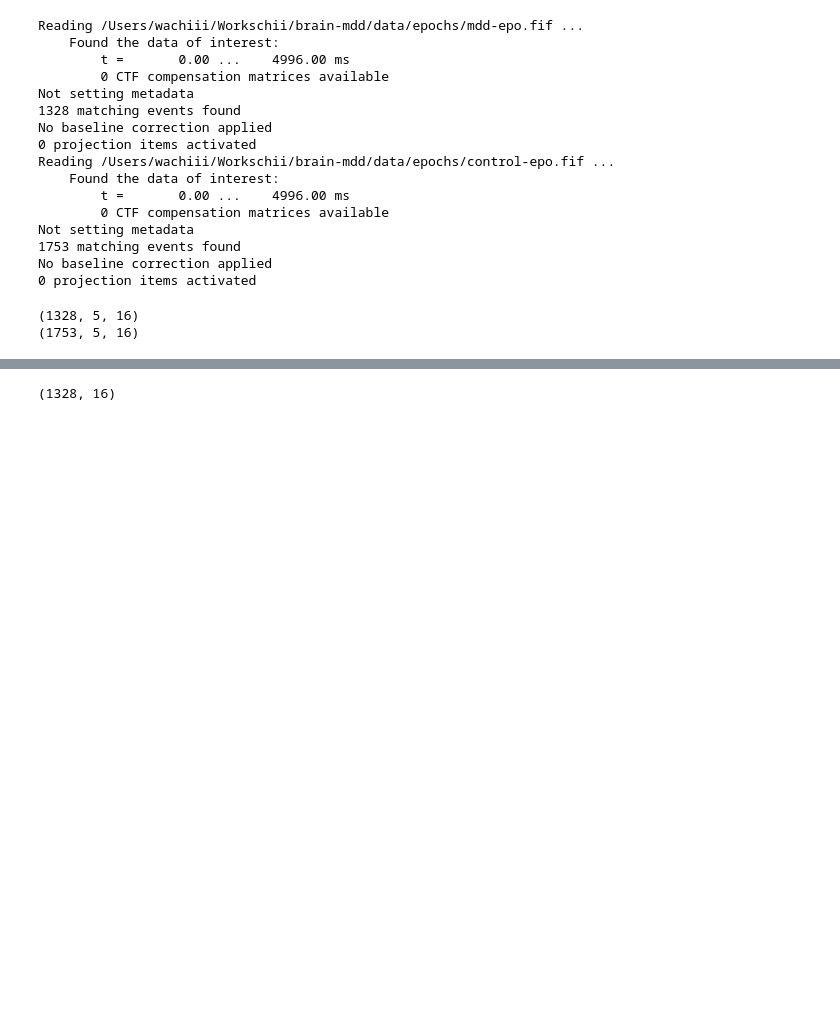
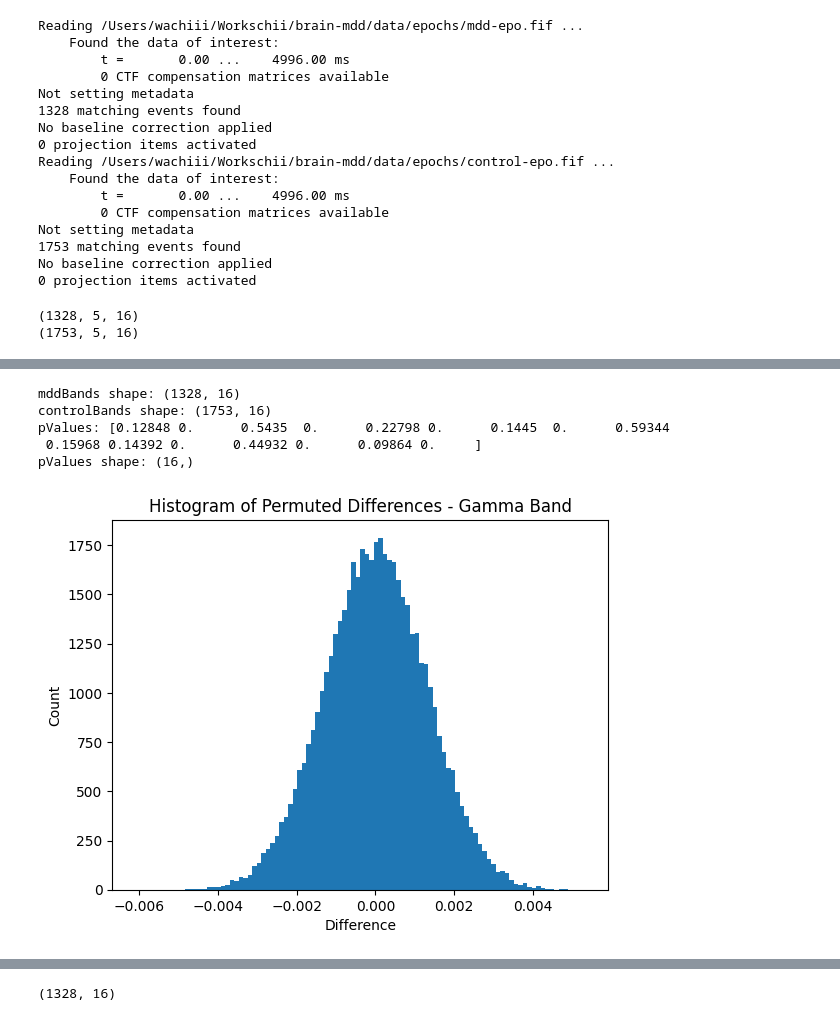
Before and after one commit to wachiii-q/brain-mdd, a Jupyter notebook: main.ipynb, the cells around one changed output, grey strips where cells are left out. Drawn from its saved outputs; the diff is of its cells as text; code cells hidden in the pictures; blank space fills up the shorter version.

Commit message:
feat: permutation test & visualize

```diff
--- a/main.ipynb
+++ b/main.ipynb
@@ -282,5 +293,47 @@ print(featureDict["norm_power"]["control"]["delta"][0])
 ### STEP 3: Visualizing FDR-Corrected Results on a topographical brain map
 # %%
 import numpy as np
-from scipy.stats import ttest_ind
-from mne.viz import utils
+from statsmodels.stats.multitest import fdrcorrection
+
+NUM_PERMUTATIONS = 50000
+NUM_CHANNELS = 16
+# %%
+mddBands = np.array(featureDict["norm_power"]["mdd"]["gamma"])
+controlBands = np.array(featureDict["norm_power"]["control"]["gamma"])
+print(f"mddBands shape: {mddBands.shape}")
+print(f"controlBands shape: {controlBands.shape}")
+
+pValues = []
+
+for channel in range(NUM_CHANNELS):
+    observedDiff = np.mean(mddBands[:, channel]) - np.mean(controlBands[:, channel])
+    poolData = np.hstack((mddBands[:, channel], controlBands[:, channel]))
+    permDiff = []
+
+    for _ in range(NUM_PERMUTATIONS):
+        np.random.shuffle(poolData)
+        permControl = poolData[:len(mddBands)]
+        permMdd = poolData[len(mddBands):]
+        permDiff.append(np.mean(permMdd) - np.mean(permControl))
+
+    permDiff = np.array(permDiff)
+    pValue = np.sum(np.abs(permDiff) >= np.abs(observedDiff)) / len(permDiff)
+    pValues.append(pValue)
+
+pValues = np.array(pValues)
+print(f"pValues: {pValues}")
+print(f"pValues shape: {pValues.shape}")
+
+# plot the histogram of permuted differences
+plt.hist(permDiff, bins=100)
+plt.xlabel('Difference')
+plt.ylabel('Count')
+plt.title('Histogram of Permuted Differences - Gamma Band')
+plt.show()
+# %% [output]
+mddBands shape: (1328, 16)
+controlBands shape: (1753, 16)
+pValues: [0.12848 0.      0.5435  0.      0.22798 0.      0.1445  0.      0.59344
+ 0.15968 0.14392 0.      0.44932 0.      0.09864 0.     ]
+pValues shape: (16,)
+[figure, added]
```
Also changed, not shown: parts of 4 cells of this notebook, 1 other file.
